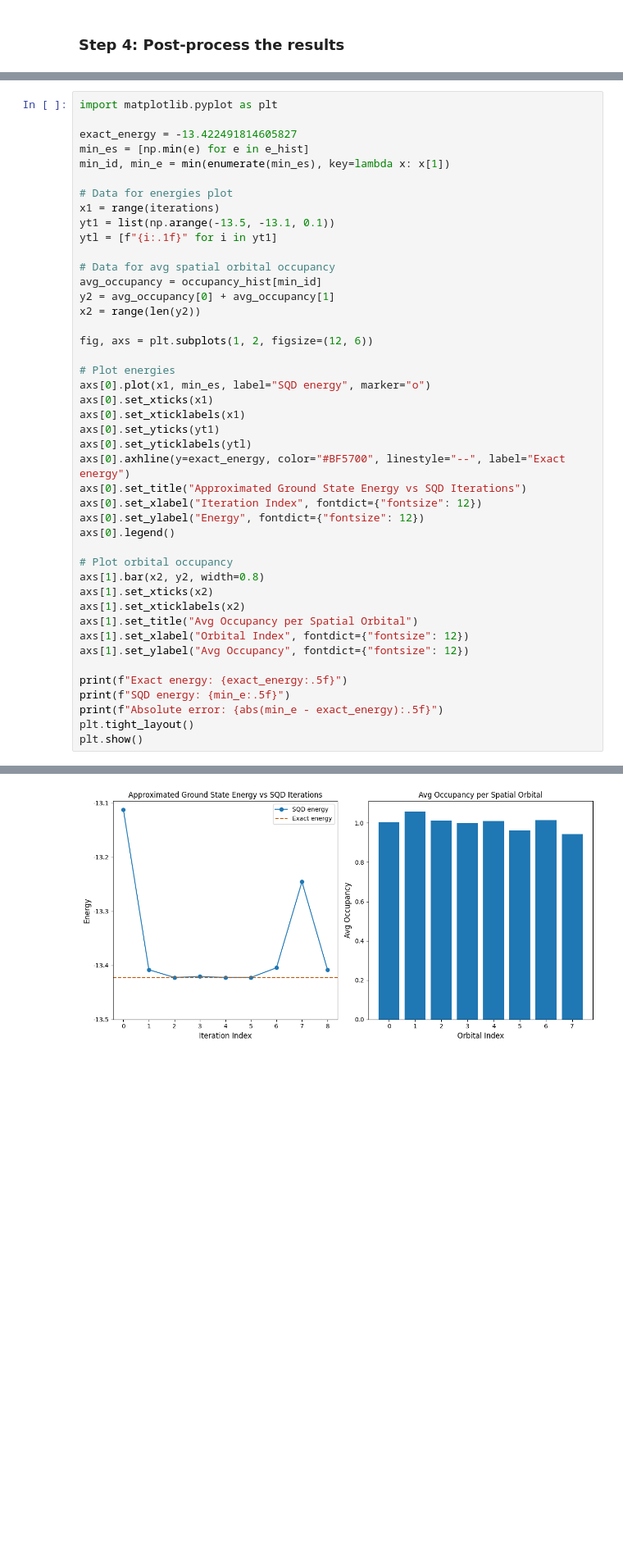
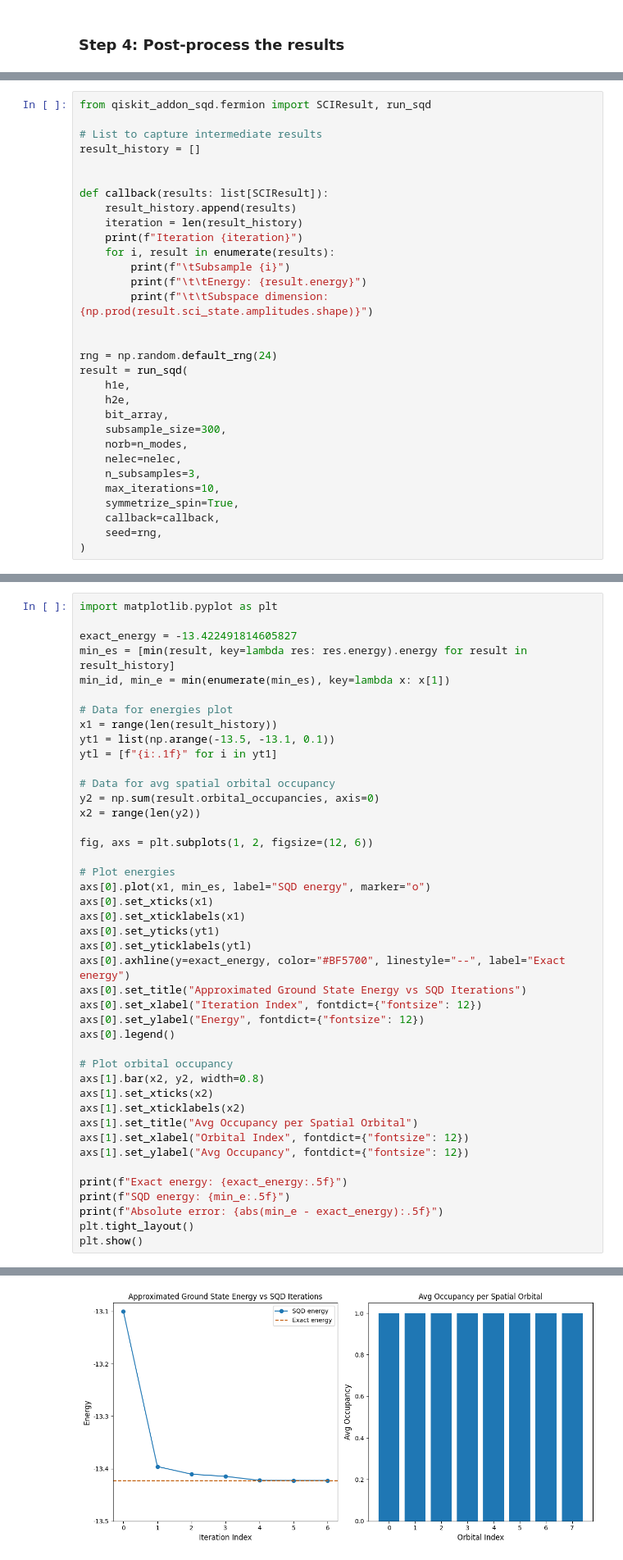
Before and after one commit to Qiskit/qiskit-addon-sqd, a Jupyter notebook: docs/tutorials/02_fermionic_lattice_hamiltonian.ipynb, the cells around one changed output, grey strips where cells are left out. Shown at 82% size. Cells and saved outputs as stored; diff of their text form; blank space fills up the shorter version.

```diff
--- a/docs/tutorials/02_fermionic_lattice_hamiltonian.ipynb
+++ b/docs/tutorials/02_fermionic_lattice_hamiltonian.ipynb
@@ -279,0 +159,31 @@ Batch 4 subspace dimension: 4225
+# %%
+from qiskit_addon_sqd.fermion import SCIResult, run_sqd
+
+# List to capture intermediate results
+result_history = []
+
+
+def callback(results: list[SCIResult]):
+    result_history.append(results)
+    iteration = len(result_history)
+    print(f"Iteration {iteration}")
+    for i, result in enumerate(results):
+        print(f"\tSubsample {i}")
+        print(f"\t\tEnergy: {result.energy}")
+        print(f"\t\tSubspace dimension: {np.prod(result.sci_state.amplitudes.shape)}")
+
+
+rng = np.random.default_rng(24)
+result = run_sqd(
+    h1e,
+    h2e,
+    bit_array,
+    subsample_size=300,
+    norb=n_modes,
+    nelec=nelec,
+    n_subsamples=3,
+    max_iterations=10,
+    symmetrize_spin=True,
+    callback=callback,
+    seed=rng,
+)
@@ -287,48 +215,47 @@ The second plot shows the average occupancy of each spatial orbital across all b
 import matplotlib.pyplot as plt
 
 exact_energy = -13.422491814605827
-min_es = [np.min(e) for e in e_hist]
+min_es = [min(result, key=lambda res: res.energy).energy for result in result_history]
 min_id, min_e = min(enumerate(min_es), key=lambda x: x[1])
 
 # Data for energies plot
-x1 = range(iterations)
+x1 = range(len(result_history))
 yt1 = list(np.arange(-13.5, -13.1, 0.1))
 ytl = [f"{i:.1f}" for i in yt1]
 
 # Data for avg spatial orbital occupancy
-avg_occupancy = occupancy_hist[min_id]
-y2 = avg_occupancy[0] + avg_occupancy[1]
+y2 = np.sum(result.orbital_occupancies, axis=0)
 x2 = range(len(y2))
 
 fig, axs = plt.subplots(1, 2, figsize=(12, 6))
 
 # Plot energies
 axs[0].plot(x1, min_es, label="SQD energy", marker="o")
 axs[0].set_xticks(x1)
 axs[0].set_xticklabels(x1)
 axs[0].set_yticks(yt1)
 axs[0].set_yticklabels(ytl)
 axs[0].axhline(y=exact_energy, color="#BF5700", linestyle="--", label="Exact energy")
 axs[0].set_title("Approximated Ground State Energy vs SQD Iterations")
 axs[0].set_xlabel("Iteration Index", fontdict={"fontsize": 12})
 axs[0].set_ylabel("Energy", fontdict={"fontsize": 12})
 axs[0].legend()
 
 # Plot orbital occupancy
 axs[1].bar(x2, y2, width=0.8)
 axs[1].set_xticks(x2)
 axs[1].set_xticklabels(x2)
 axs[1].set_title("Avg Occupancy per Spatial Orbital")
 axs[1].set_xlabel("Orbital Index", fontdict={"fontsize": 12})
 axs[1].set_ylabel("Avg Occupancy", fontdict={"fontsize": 12})
 
 print(f"Exact energy: {exact_energy:.5f}")
 print(f"SQD energy: {min_e:.5f}")
 print(f"Absolute error: {abs(min_e - exact_energy):.5f}")
 plt.tight_layout()
 plt.show()
 # %% [output]
 Exact energy: -13.42249
 SQD energy: -13.42249
 Absolute error: 0.00000
-[figure, old version]
+[figure, new version]
```
Also changed, not shown: parts of 8 cells of this notebook.
